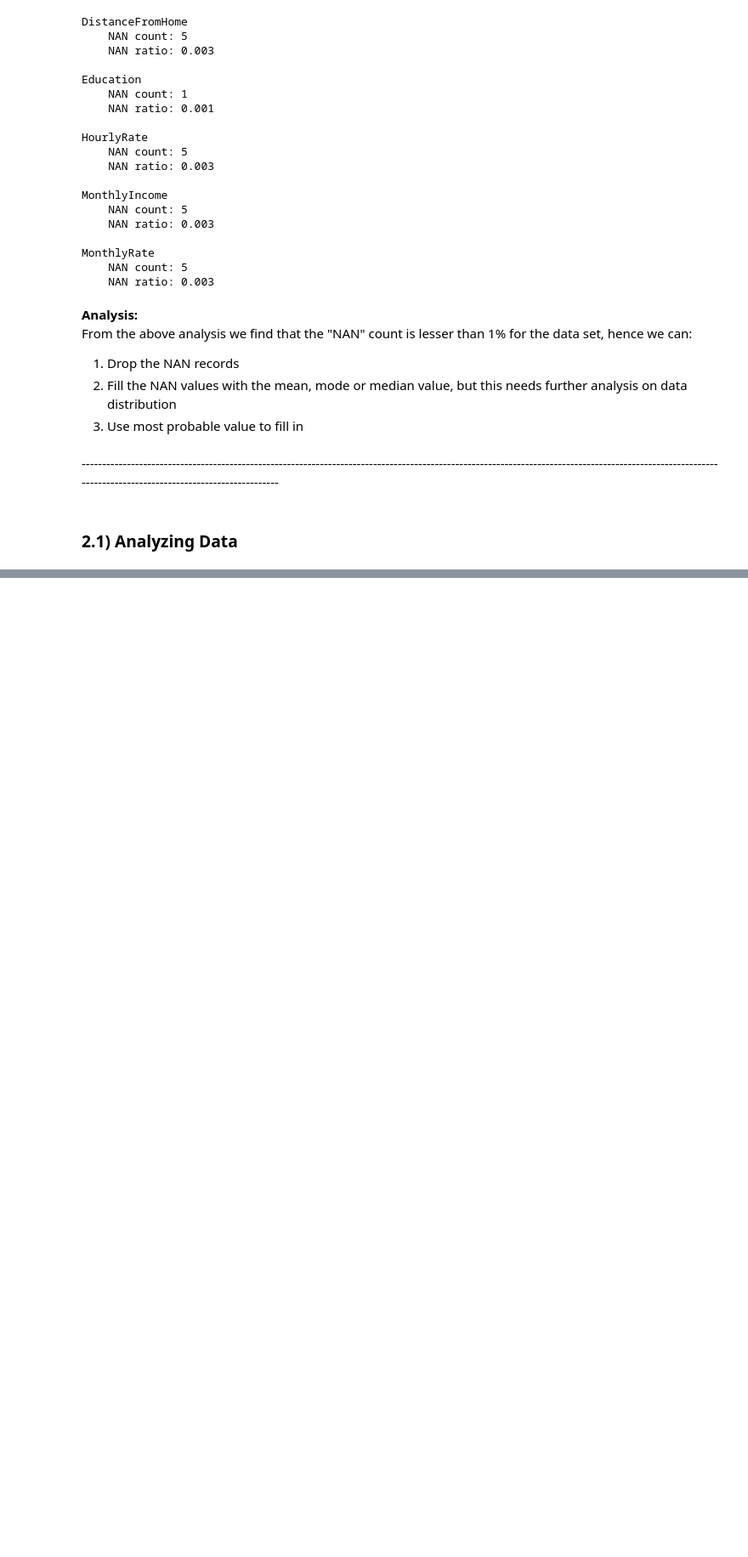
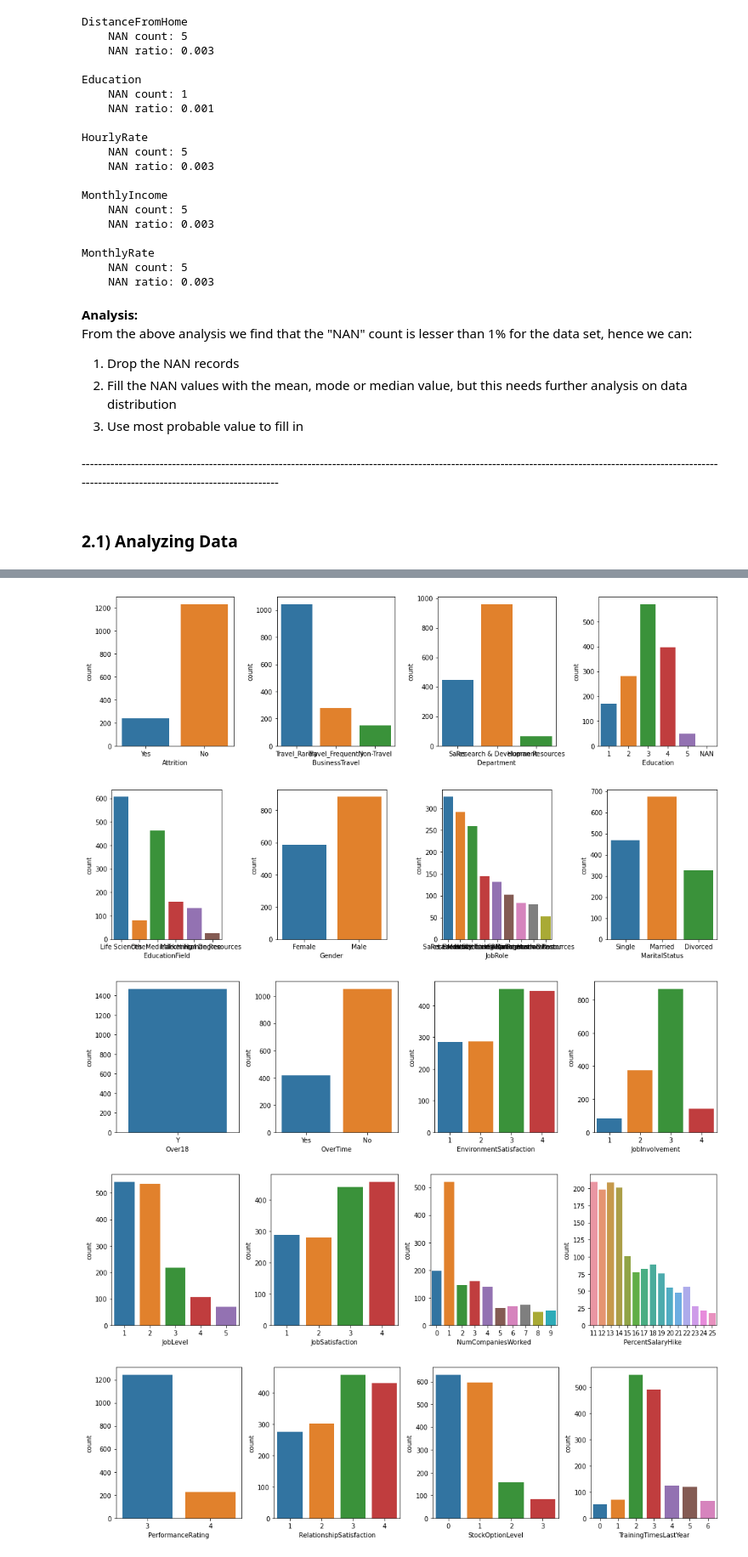
Before and after one commit to nithinkrishnan/dm-assgn, a Jupyter notebook: Code/Attrition.ipynb, the cells around one changed output, grey strips where cells are left out. Shown: that part at 85% size. Cells and saved outputs as stored; diff of their text form; code cells hidden in the pictures; blank space fills up the shorter version.

Commit message:
Added count plots for categorical attributes

```diff
--- a/Code/Attrition.ipynb
+++ b/Code/Attrition.ipynb
@@ -299,0 +346,26 @@ MonthlyRate
+# %%
+plt.rcParams["figure.figsize"] = [14.00, 4.0]
+plt.rcParams["figure.autolayout"] = True
+
+categoricalAttr = ['Attrition','BusinessTravel','Department','Education',
+                   'EducationField','Gender','JobRole','MaritalStatus','Over18','OverTime',
+                   'EnvironmentSatisfaction','JobInvolvement','JobLevel','JobSatisfaction','NumCompaniesWorked',
+                   'PercentSalaryHike','PerformanceRating','RelationshipSatisfaction','StockOptionLevel',
+                   'TrainingTimesLastYear','WorkLifeBalance']
+
+index = 0
+graphsInARow = 4
+
+for attr in categoricalAttr:
+    if (index % graphsInARow == 0):
+        f, ax = plt.subplots(1, graphsInARow)
+    sns.countplot(df[attr], ax = ax[index % graphsInARow])
+    index = index + 1
+    if (index % graphsInARow == 0):
+        plt.show()
+# %% [output]
+[figure, added]
+[figure, added]
+[figure, added]
+[figure, added]
+[figure, added]
```
Also changed, not shown: parts of 5 cells of this notebook.
